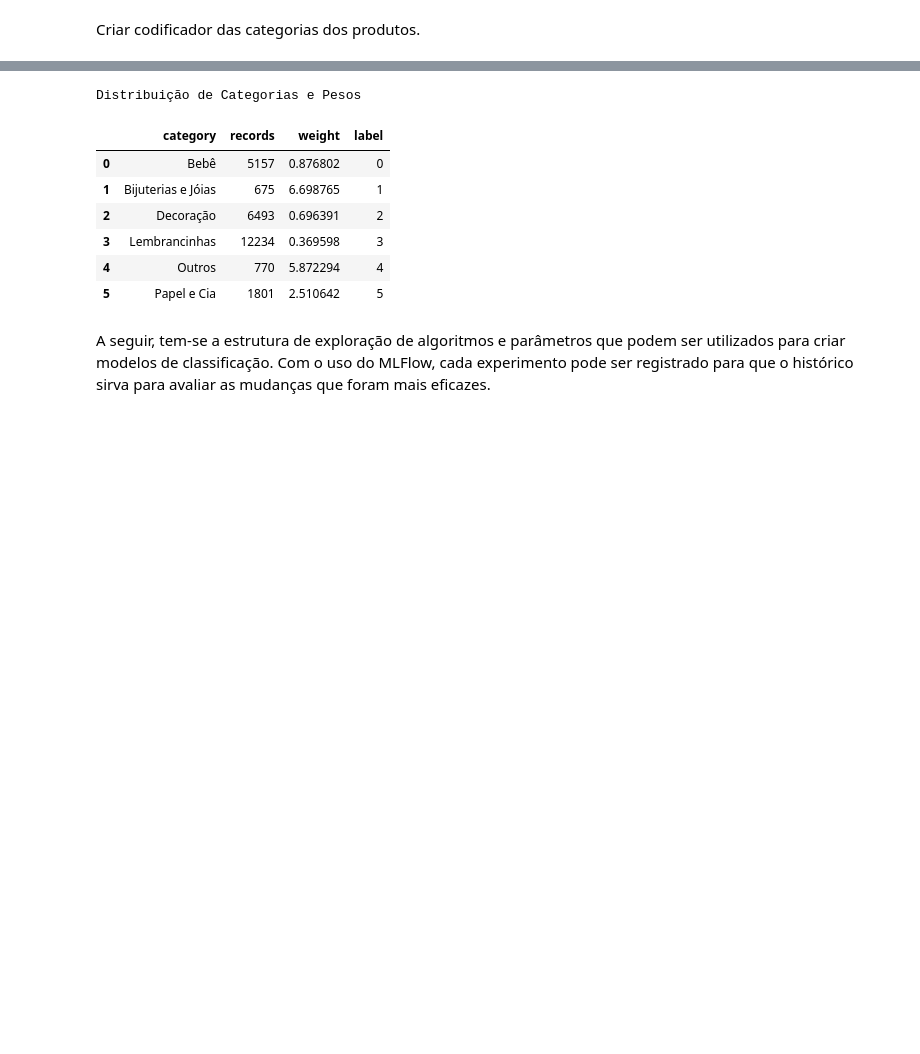
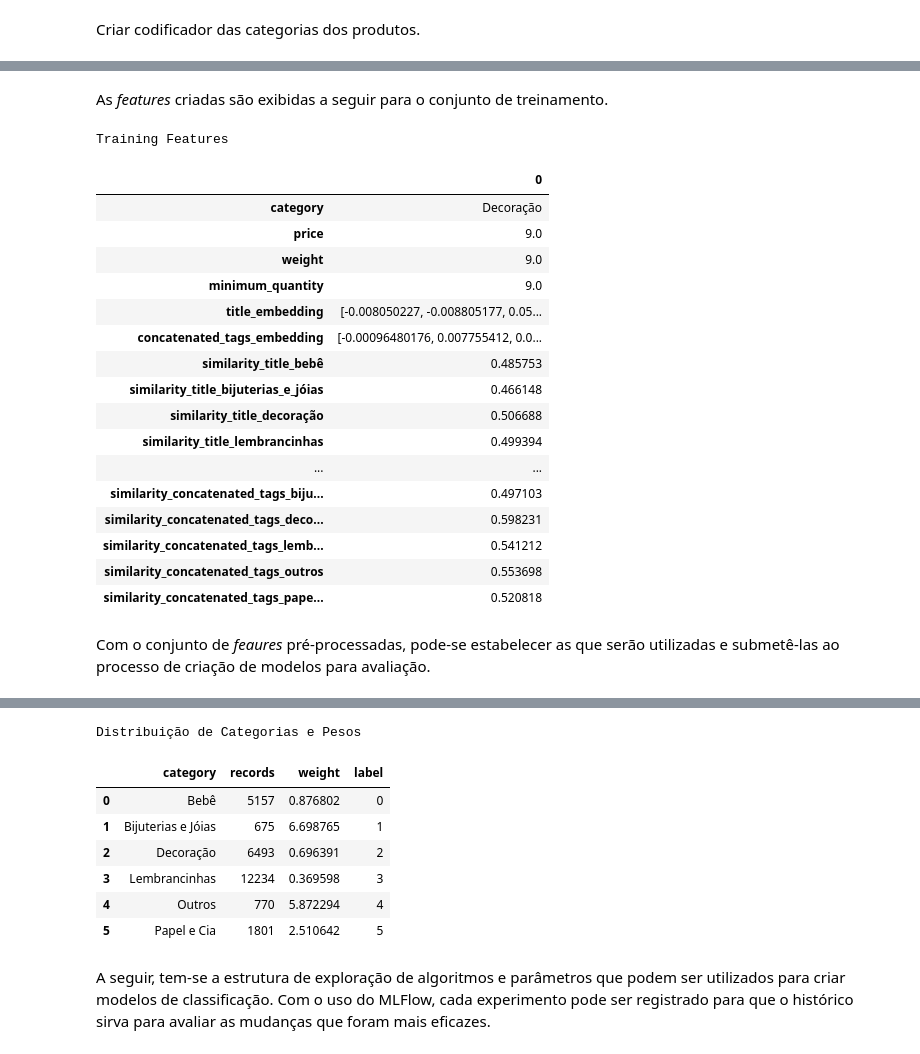
Before and after one commit to brunovilar/desafio-data-science-elo7, a Jupyter notebook: notebooks/03_Classificacao_Supervisionada.ipynb, the cells around one changed output, grey strips where cells are left out. Saved outputs shown, nothing was run; the diff lists cells and outputs as text; code cells hidden in the pictures; blank space fills up the shorter version.

```diff
--- a/notebooks/03_Classificacao_Supervisionada.ipynb
+++ b/notebooks/03_Classificacao_Supervisionada.ipynb
@@ -203,0 +361,40 @@ X training: (27130, 303) | X validation: (5599, 303)
+# %%
+# Variáveis para controlar features
+text_columns_to_encode = ['title', 'concatenated_tags']
+numeric_columns_to_impute = ['price', 'weight', 'minimum_quantity']
+columns_to_copy = ['title', 'concatenated_tags', 'price', 'weight', 'minimum_quantity', 'category']
+similarity_features = ['title', 'concatenated_tags']
+
+# Pré-definição dos parâmetros para a função de limpeza de texto
+partial_clean_text_fn = partial(clean_text,
+                                unify_html_tags=False,
+                                unify_urls=False,
+                                trim_repeating_spaces=True,
+                                unify_hashtags=False,
+                                unify_mentions=False,
+                                unify_numbers=False,
+                                trim_repeating_letters=True)
+
+# Dicionários e recursos pré-computados para pré-processar features
+categories_list, category_embeddings_dict, numeric_stats_dict = create_preprocessing_resources(training_frame,
+                                                                                               text_columns_to_encode,
+                                                                                               numeric_columns_to_impute,
+                                                                                               partial_clean_text_fn)
+
+training_features_frame = preprocess_features(training_frame,
+                                             categories_list,
+                                             category_embeddings_dict,
+                                             numeric_stats_dict,
+                                             numeric_columns_to_impute,
+                                             text_columns_to_encode,
+                                             similarity_features,
+                                             partial_clean_text_fn)
+
+validation_features_frame = preprocess_features(validation_frame,
+                                                categories_list,
+                                                category_embeddings_dict,
+                                                numeric_stats_dict,
+                                                numeric_columns_to_impute,
+                                                text_columns_to_encode,
+                                                similarity_features,
+                                                partial_clean_text_fn)
@@ -203,0 +405,26 @@ X training: (27130, 303) | X validation: (5599, 303)
+# %% [markdown]
+As *features* criadas são exibidas a seguir para o conjunto de treinamento.
+# %%
+display_side_by_side([training_features_frame.head(1).T], ['Training Features'])
+#display_side_by_side([validation_features_frame.head(1)], ['Validation Features'])
+# %% [output]
+Training Features
+|  | 0 |
+| category | Decoração |
+| price | 9.0 |
+| weight | 9.0 |
+| minimum_quantity | 9.0 |
+| title_embedding | [-0.008050227, -0.008805177, 0.05... |
+| concatenated_tags_embedding | [-0.00096480176, 0.007755412, 0.0... |
+| similarity_title_bebê | 0.485753 |
+| similarity_title_bijuterias_e_jóias | 0.466148 |
+| similarity_title_decoração | 0.506688 |
+| similarity_title_lembrancinhas | 0.499394 |
+| ... | ... |
+| similarity_concatenated_tags_biju... | 0.497103 |
+| similarity_concatenated_tags_deco... | 0.598231 |
+| similarity_concatenated_tags_lemb... | 0.541212 |
+| similarity_concatenated_tags_outros | 0.553698 |
+| similarity_concatenated_tags_pape... | 0.520818 |
+# %% [markdown]
+Com o conjunto de *feaures* pré-processadas, pode-se estabelecer as que serão utilizadas e submetê-las ao processo de criação de modelos para avaliação.
```
Also changed, not shown: parts of 25 cells of this notebook, 5 other files.
